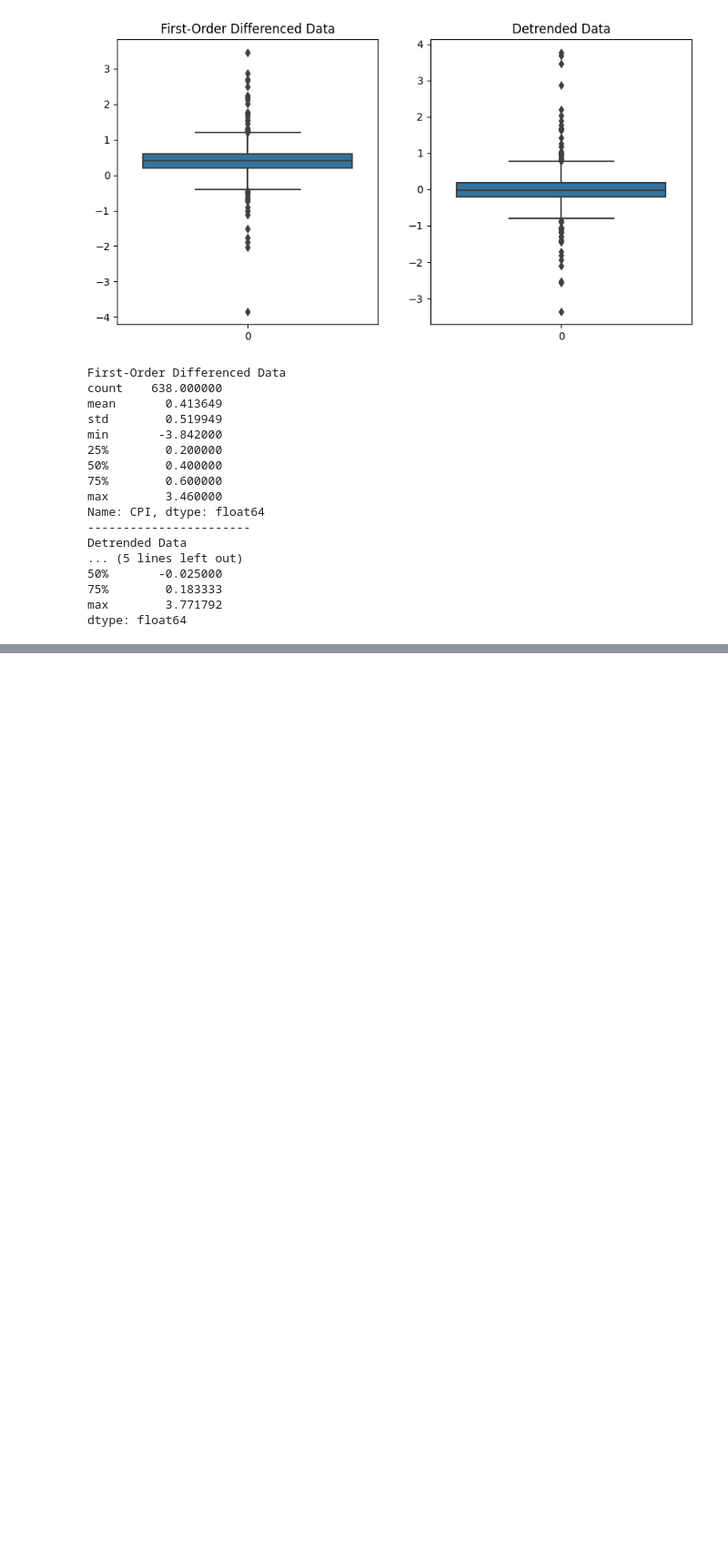
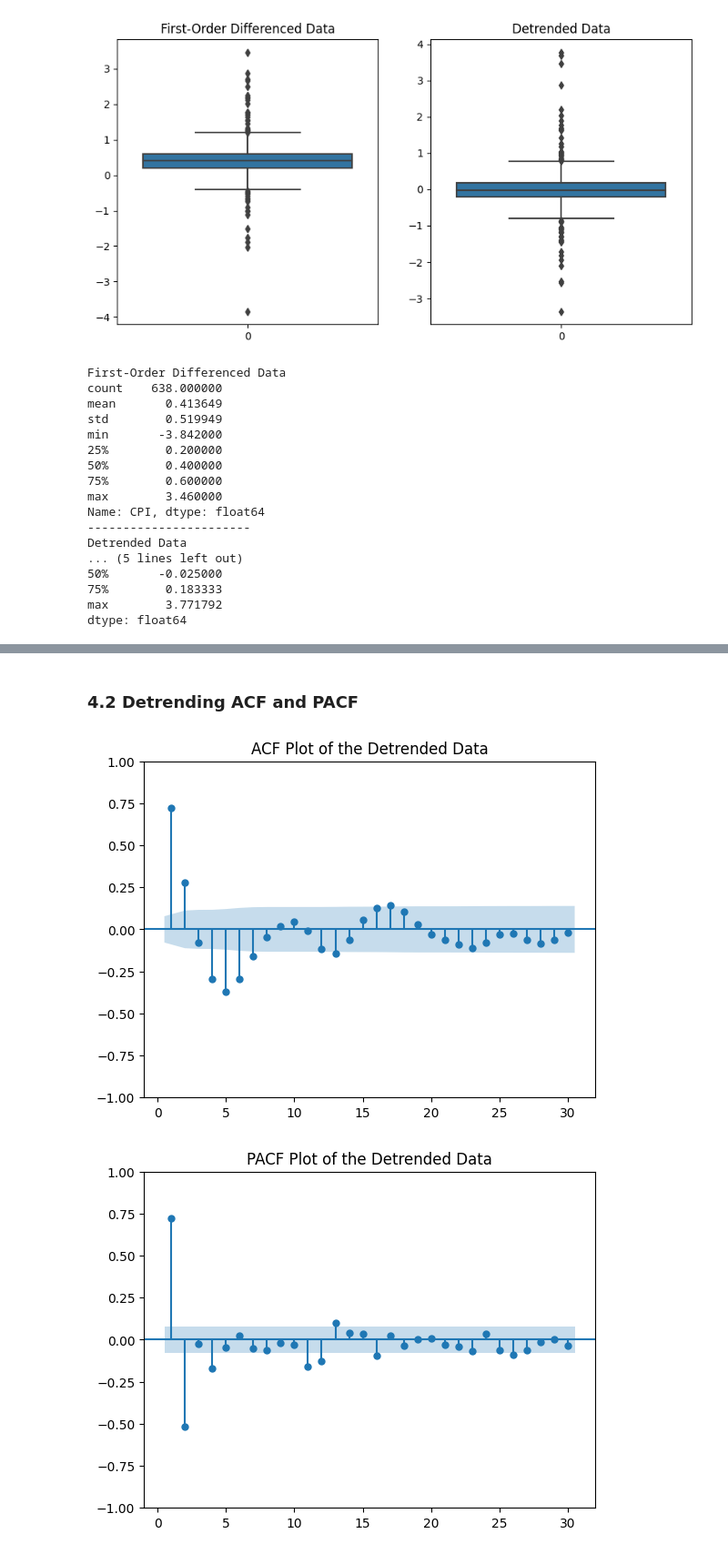
Before and after one commit to namtran6701/Inflation_Prediction, a Jupyter notebook: project_3.ipynb, the cells around one changed output, grey strips where cells are left out. Shown at 91% size. Saved outputs shown, nothing was run; the diff lists cells and outputs as text; code cells hidden in the pictures; blank space fills up the shorter version.

```diff
--- a/project_3.ipynb
+++ b/project_3.ipynb
@@ -340,0 +365,15 @@ dtype: float64
+# %% [markdown]
+### 4.2 Detrending ACF and PACF
+# %%
+# ACF plot
+plot_acf(detrend, lags= 30, zero=False)
+plt.title('ACF Plot of the Detrended Data')
+plt.show()
+
+# PACF plot
+plot_pacf(detrend, lags = 30, zero=False)
+plt.title('PACF Plot of the Detrended Data')
+plt.show()
+# %% [output]
+[figure, added]
+[figure, added]
```
Also changed, not shown: parts of 9 cells of this notebook.
